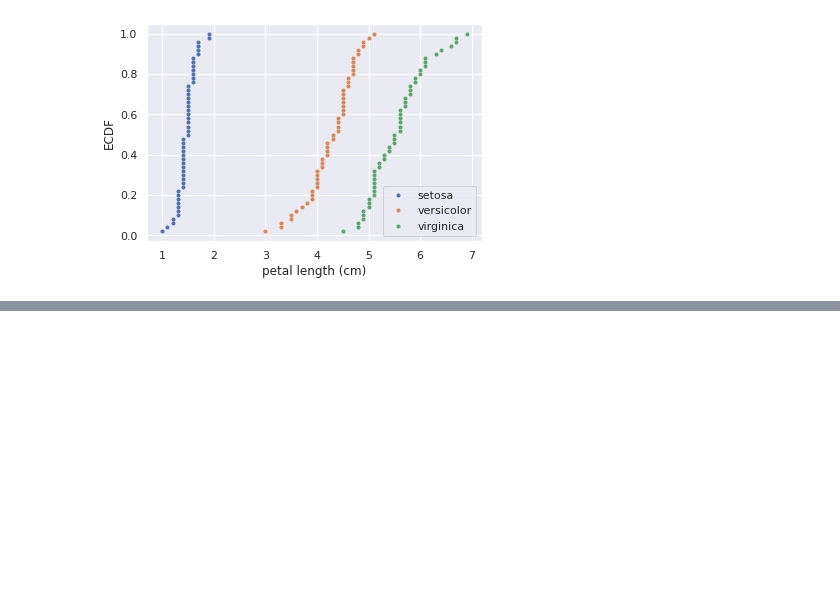
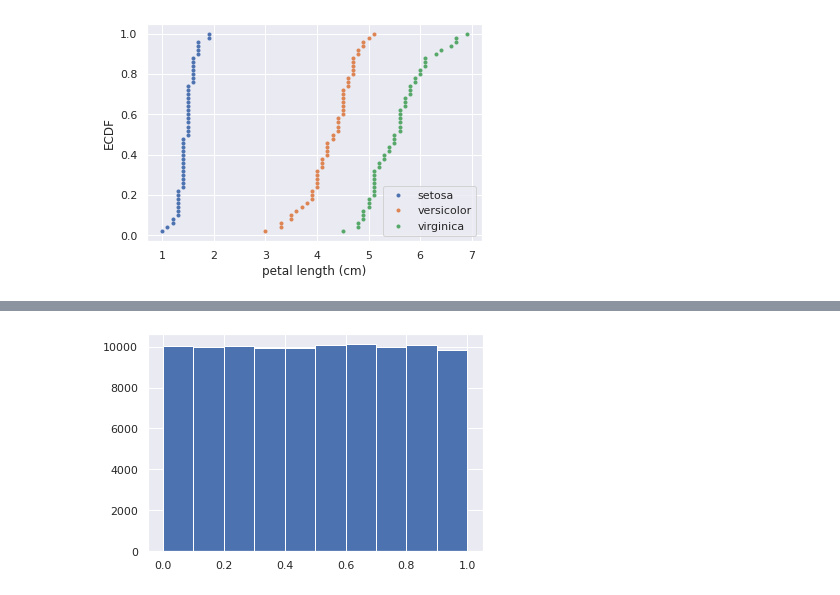
Before and after one commit to TedHaley/courses, a Jupyter notebook: statistical_thinking_in_python_part_1.ipynb, the cells around one changed output, grey strips where cells are left out. Saved outputs shown, nothing was run; the diff lists cells and outputs as text; code cells hidden in the pictures; blank space fills up the shorter version.

```diff
--- a/statistical_thinking_in_python_part_1.ipynb
+++ b/statistical_thinking_in_python_part_1.ipynb
@@ -140,0 +257,21 @@ plt.show()
+# %%
+# Hacker statistics to simulate probabilities
+# Seed the random number generator
+np.random.seed(42)
+
+# Initialize random numbers: random_numbers
+random_numbers = np.empty(100000)
+
+# Generate random numbers by looping over range(100000)
+for i in range(100000):
+    random_numbers[i] = np.random.random()
+
+# Plot a histogram
+_ = plt.hist(random_numbers)
+
+# Show the plot
+plt.show()
+
+# This is a uniform distribution because each bin is almost equal.
+# %% [output]
+[figure, added]
```
Also changed, not shown: parts of 16 cells of this notebook.
